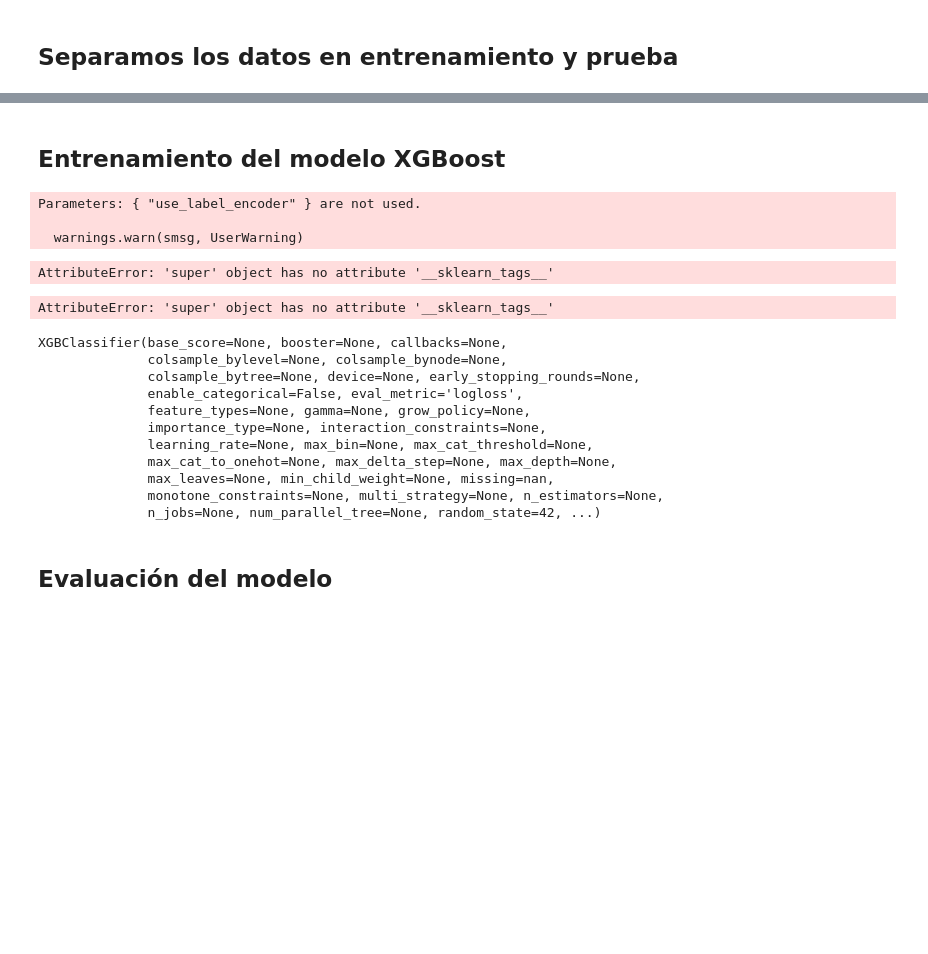
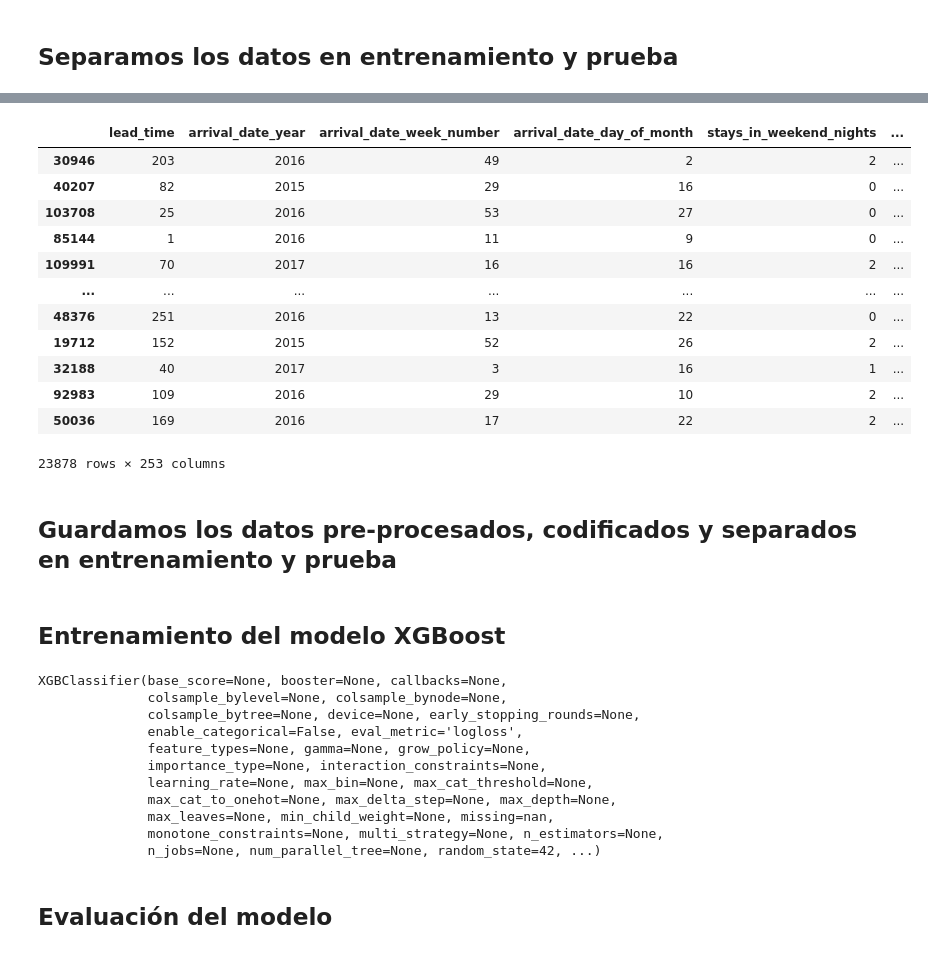
Before and after one commit to 4GeeksAcademy/LucasDellaMaestra-AlejandroNovellino-ReneRamirez-ProyectoFinal, a Jupyter notebook: notebooks/1.0-explore.ipynb, the cells around one changed output, grey strips where cells are left out. Cells and saved outputs as stored; diff of their text form; code cells hidden in the pictures; blank space fills up the shorter version.

```diff
--- a/notebooks/1.0-explore.ipynb
+++ b/notebooks/1.0-explore.ipynb
@@ -324,0 +339,19 @@ X_train, X_test, y_train, y_test = split_my_data(X, y, test_size=0.2, random_sta
+# %%
+# imprimimos para verificar
+X_test_final
+# %% [output]
+|  | lead_time | arrival_date_year | arrival_date_week_number | arrival_date_day_of_month | stays_in_weekend_nights | ... |
+| 30946 | 203 | 2016 | 49 | 2 | 2 | ... |
+| 40207 | 82 | 2015 | 29 | 16 | 0 | ... |
+| 103708 | 25 | 2016 | 53 | 27 | 0 | ... |
+| 85144 | 1 | 2016 | 11 | 9 | 0 | ... |
+| 109991 | 70 | 2017 | 16 | 16 | 2 | ... |
+| ... | ... | ... | ... | ... | ... | ... |
+| 48376 | 251 | 2016 | 13 | 22 | 0 | ... |
+| 19712 | 152 | 2015 | 52 | 26 | 2 | ... |
+| 32188 | 40 | 2017 | 3 | 16 | 1 | ... |
+| 92983 | 109 | 2016 | 29 | 10 | 2 | ... |
+| 50036 | 169 | 2016 | 17 | 22 | 2 | ... |
+23878 rows × 253 columns
+# %% [markdown]
+## Guardamos los datos pre-procesados, codificados y separados en entrenamiento y prueba
@@ -329,27 +371,22 @@ import xgboost as xgb
 
 
 # Inicializamos el modelo
-model = xgb.XGBClassifier(use_label_encoder=False, eval_metric='logloss', random_state=42)
+model = xgb.XGBClassifier(eval_metric='logloss', random_state=42)
 
 # Entrenamiento
-model.fit(X_train, y_train)
+model.fit(X_train_final, y_train)
 # %% [output]
-Parameters: { "use_label_encoder" } are not used.
-
-  warnings.warn(smsg, UserWarning)
+XGBClassifier(base_score=None, booster=None, callbacks=None,
+              colsample_bylevel=None, colsample_bynode=None,
+              colsample_bytree=None, device=None, early_stopping_rounds=None,
+              enable_categorical=False, eval_metric='logloss',
+              feature_types=None, gamma=None, grow_policy=None,
+              importance_type=None, interaction_constraints=None,
+              learning_rate=None, max_bin=None, max_cat_threshold=None,
+              max_cat_to_onehot=None, max_delta_step=None, max_depth=None,
+              max_leaves=None, min_child_weight=None, missing=nan,
+              monotone_constraints=None, multi_strategy=None, n_estimators=None,
+              n_jobs=None, num_parallel_tree=None, random_state=42, ...)
-AttributeError: 'super' object has no attribute '__sklearn_tags__'
-AttributeError: 'super' object has no attribute '__sklearn_tags__'
-XGBClassifier(base_score=None, booster=None, callbacks=None,
-              colsample_bylevel=None, colsample_bynode=None,
-              colsample_bytree=None, device=None, early_stopping_rounds=None,
-              enable_categorical=False, eval_metric='logloss',
-              feature_types=None, gamma=None, grow_policy=None,
-              importance_type=None, interaction_constraints=None,
-              learning_rate=None, max_bin=None, max_cat_threshold=None,
-              max_cat_to_onehot=None, max_delta_step=None, max_depth=None,
-              max_leaves=None, min_child_weight=None, missing=nan,
-              monotone_constraints=None, multi_strategy=None, n_estimators=None,
-              n_jobs=None, num_parallel_tree=None, random_state=42, ...)
 # %% [markdown]
 ## Evaluación del modelo
 # %%
```
Also changed, not shown: parts of 48 cells of this notebook, 4 other files.
